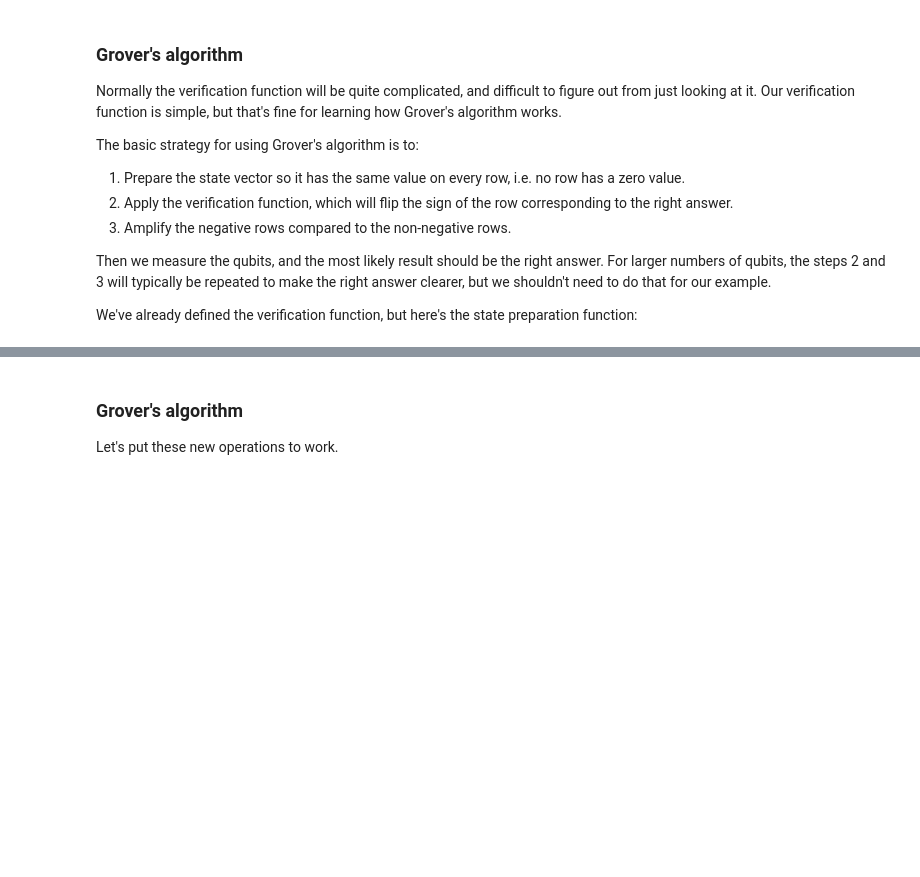
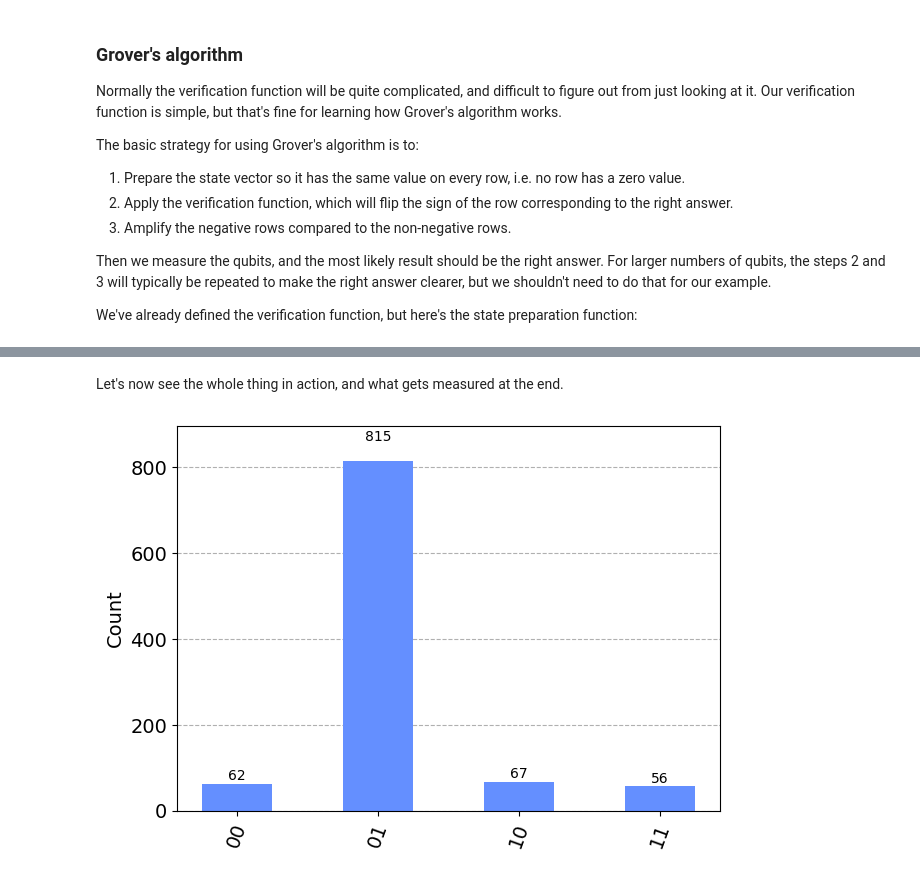
Before and after one commit to aesidau/quantumrandom, a Jupyter notebook: 04_Solving a problem with quantum computers.ipynb, the cells around one changed output, grey strips where cells are left out. Saved outputs shown, nothing was run; the diff lists cells and outputs as text; code cells hidden in the pictures; blank space fills up the shorter version.

Commit message:
Completed the writeup of Grover's

```diff
--- a/04_Solving a problem with quantum computers.ipynb
+++ b/04_Solving a problem with quantum computers.ipynb
@@ -229,27 +285,14 @@ $$
+# %% [markdown]
+Let's now see the whole thing in action, and what gets measured at the end.
 # %%
-
-def add_amplify(circuit):
-    prepare(circuit)
-    circuit.x(0)
-    circuit.x(1)
-    circuit.x(2)
-    circuit.ccz(0, 1, 2)
-    circuit.x(0)
-    circuit.x(1)
-    circuit.x(2)
-    prepare(circuit)
-
-q = QuantumRegister(3) # We want 3 qubits
-c = ClassicalRegister(2) # but want to measure only 2 of them, so we need 2 bits
 circuit = QuantumCircuit(q, c) # Sets up the quantum computer, a.k.a. quantum circuit
 
 add_prepare(circuit)
-add_flipping_verify(circuit)
+add_verify_with_h(circuit)
 add_amplify(circuit)
 
 circuit.measure(q[0:2], c)          # Measure the two qubits 0 and 1, and get some bits
 result = execute(circuit, backend, shots=1000).result()    # Run this all 1,000 times
 plot_histogram(result.get_counts(circuit))                 # Show a histogram of the results
+# %% [output]
+[figure, added]
-# %% [markdown]
-### Grover's algorithm
-Let's put these new operations to work.
```
Also changed, not shown: parts of 26 cells of this notebook.
